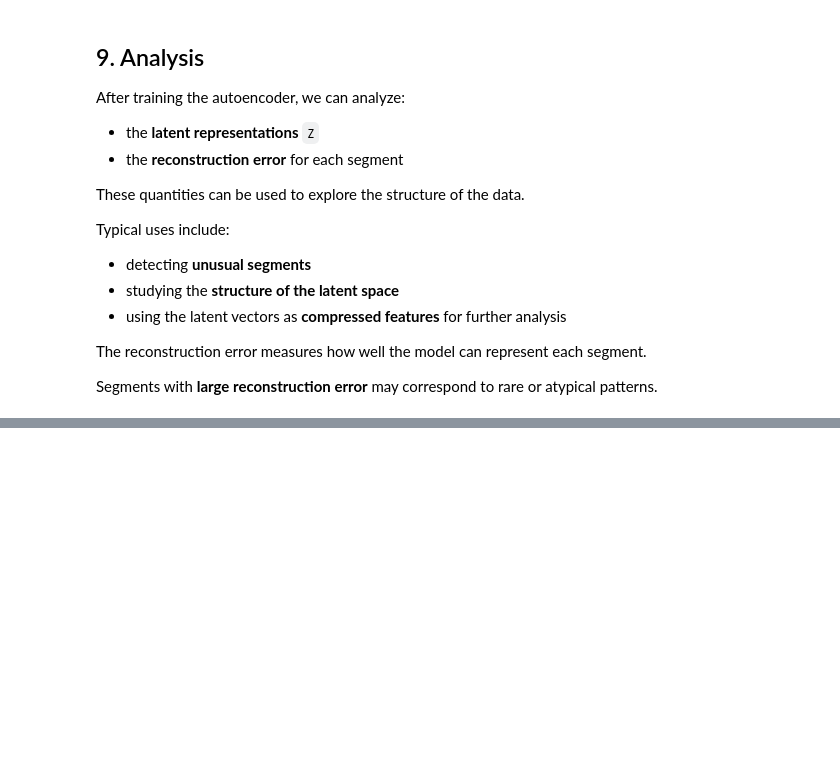
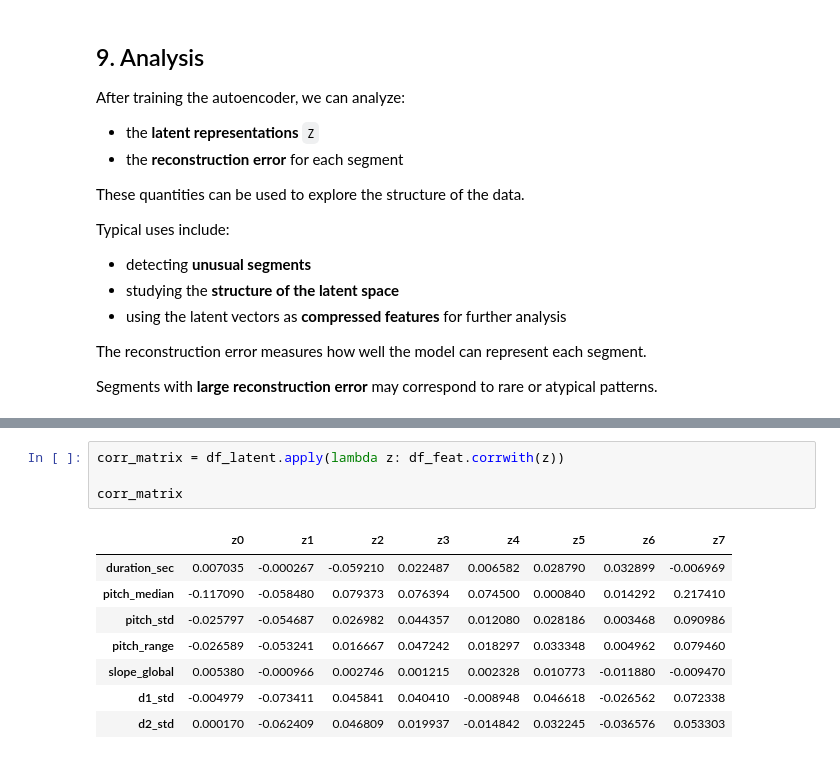
Before and after one commit to llsol/CSISD, a Jupyter notebook: notebooks/01_models/autoencoder-1.ipynb, the cells around one changed output, grey strips where cells are left out. Cells and saved outputs as stored; diff of their text form; blank space fills up the shorter version.

```diff
--- a/notebooks/01_models/autoencoder-1.ipynb
+++ b/notebooks/01_models/autoencoder-1.ipynb
@@ -742 +748,14 @@ z7    0.003629
 dtype: float64
+# %%
+corr_matrix = df_latent.apply(lambda z: df_feat.corrwith(z))
+
+corr_matrix
+# %% [output]
+|  | z0 | z1 | z2 | z3 | z4 | z5 | z6 | z7 |
+| duration_sec | 0.007035 | -0.000267 | -0.059210 | 0.022487 | 0.006582 | 0.028790 | 0.032899 | -0.006969 |
+| pitch_median | -0.117090 | -0.058480 | 0.079373 | 0.076394 | 0.074500 | 0.000840 | 0.014292 | 0.217410 |
+| pitch_std | -0.025797 | -0.054687 | 0.026982 | 0.044357 | 0.012080 | 0.028186 | 0.003468 | 0.090986 |
+| pitch_range | -0.026589 | -0.053241 | 0.016667 | 0.047242 | 0.018297 | 0.033348 | 0.004962 | 0.079460 |
+| slope_global | 0.005380 | -0.000966 | 0.002746 | 0.001215 | 0.002328 | 0.010773 | -0.011880 | -0.009470 |
+| d1_std | -0.004979 | -0.073411 | 0.045841 | 0.040410 | -0.008948 | 0.046618 | -0.026562 | 0.072338 |
+| d2_std | 0.000170 | -0.062409 | 0.046809 | 0.019937 | -0.014842 | 0.032245 | -0.036576 | 0.053303 |
```
Also changed, not shown: parts of 9 cells of this notebook, 3 other files.
